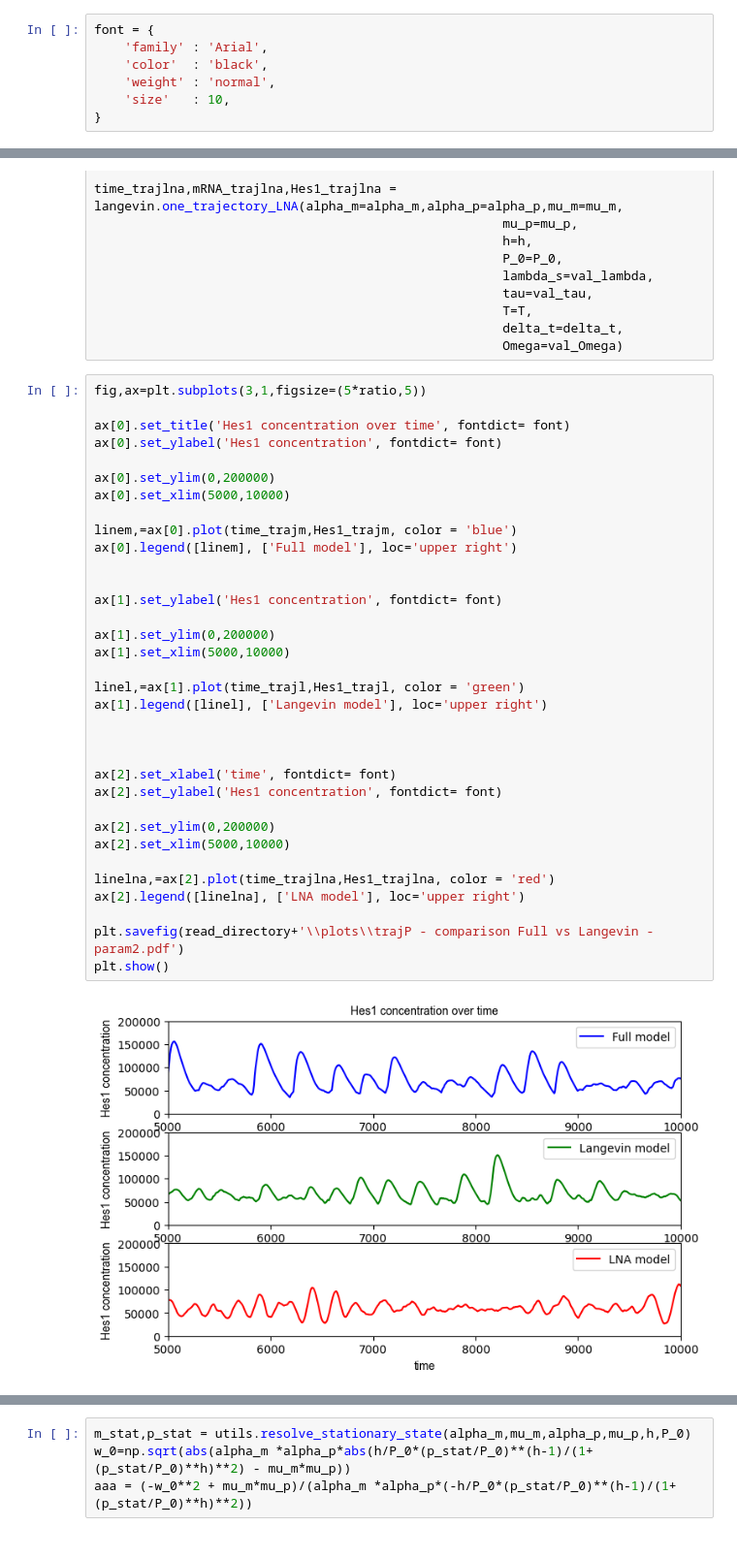
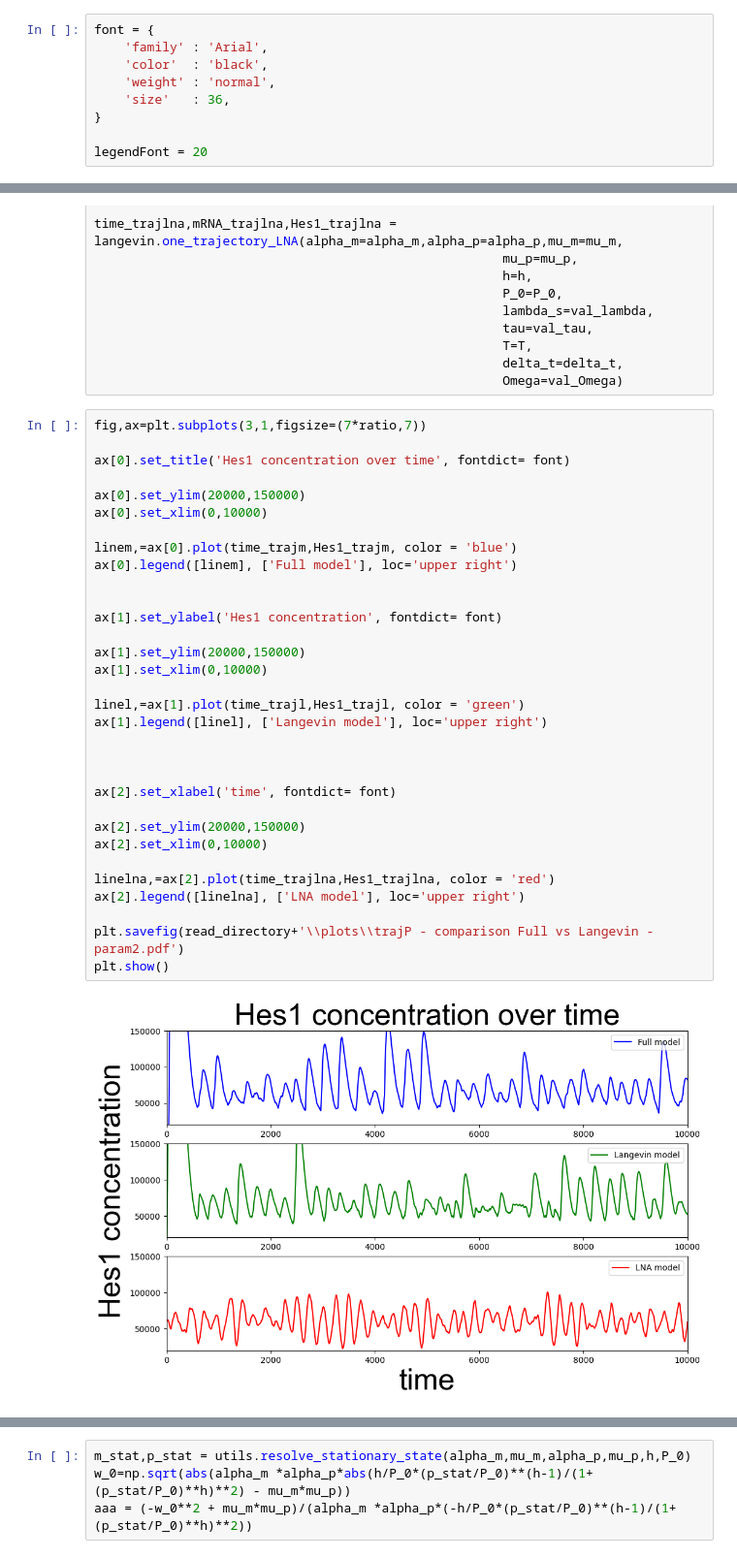
Before and after one commit to Lord-Fufu/MSc-Dissertation-2022---St-Andrews, a Jupyter notebook: plotsForArticle-timeSeries.ipynb, the cells around one changed output, grey strips where cells are left out. Shown at 97% size. Drawn from its saved outputs; the diff is of its cells as text.

```diff
--- a/plotsForArticle-timeSeries.ipynb
+++ b/plotsForArticle-timeSeries.ipynb
@@ -46,8 +46,10 @@ font = {
     'family' : 'Arial',
     'color'  : 'black',
     'weight' : 'normal',
-    'size'   : 10,
+    'size'   : 36,
 }
+
+legendFont = 20
 # %% [markdown]
 # Influence of the swtiching noise on the full model (time series)
 # %% [markdown]
@@ -511,38 +493,36 @@ time_trajlna,mRNA_trajlna,Hes1_trajlna = langevin.one_trajectory_LNA(alpha_m=alp
                                                       delta_t=delta_t,
                                                       Omega=val_Omega)
 # %%
-fig,ax=plt.subplots(3,1,figsize=(5*ratio,5))
+fig,ax=plt.subplots(3,1,figsize=(7*ratio,7))
 
 ax[0].set_title('Hes1 concentration over time', fontdict= font)
-ax[0].set_ylabel('Hes1 concentration', fontdict= font)
 
-ax[0].set_ylim(0,200000)
-ax[0].set_xlim(5000,10000)
+ax[0].set_ylim(20000,150000)
+ax[0].set_xlim(0,10000)
 
 linem,=ax[0].plot(time_trajm,Hes1_trajm, color = 'blue')
 ax[0].legend([linem], ['Full model'], loc='upper right')
 
 
 ax[1].set_ylabel('Hes1 concentration', fontdict= font)
 
-ax[1].set_ylim(0,200000)
-ax[1].set_xlim(5000,10000)
+ax[1].set_ylim(20000,150000)
+ax[1].set_xlim(0,10000)
 
 linel,=ax[1].plot(time_trajl,Hes1_trajl, color = 'green')
 ax[1].legend([linel], ['Langevin model'], loc='upper right')
 
 
 
 ax[2].set_xlabel('time', fontdict= font)
-ax[2].set_ylabel('Hes1 concentration', fontdict= font)
 
-ax[2].set_ylim(0,200000)
-ax[2].set_xlim(5000,10000)
+ax[2].set_ylim(20000,150000)
+ax[2].set_xlim(0,10000)
 
 linelna,=ax[2].plot(time_trajlna,Hes1_trajlna, color = 'red')
 ax[2].legend([linelna], ['LNA model'], loc='upper right')
 
 plt.savefig(read_directory+'\\plots\\trajP - comparison Full vs Langevin - param2.pdf')
 plt.show()
 # %% [output]
-[figure, old version]
+[figure, new version]
```
Also changed, not shown: parts of 14 cells of this notebook, 2 other files.
